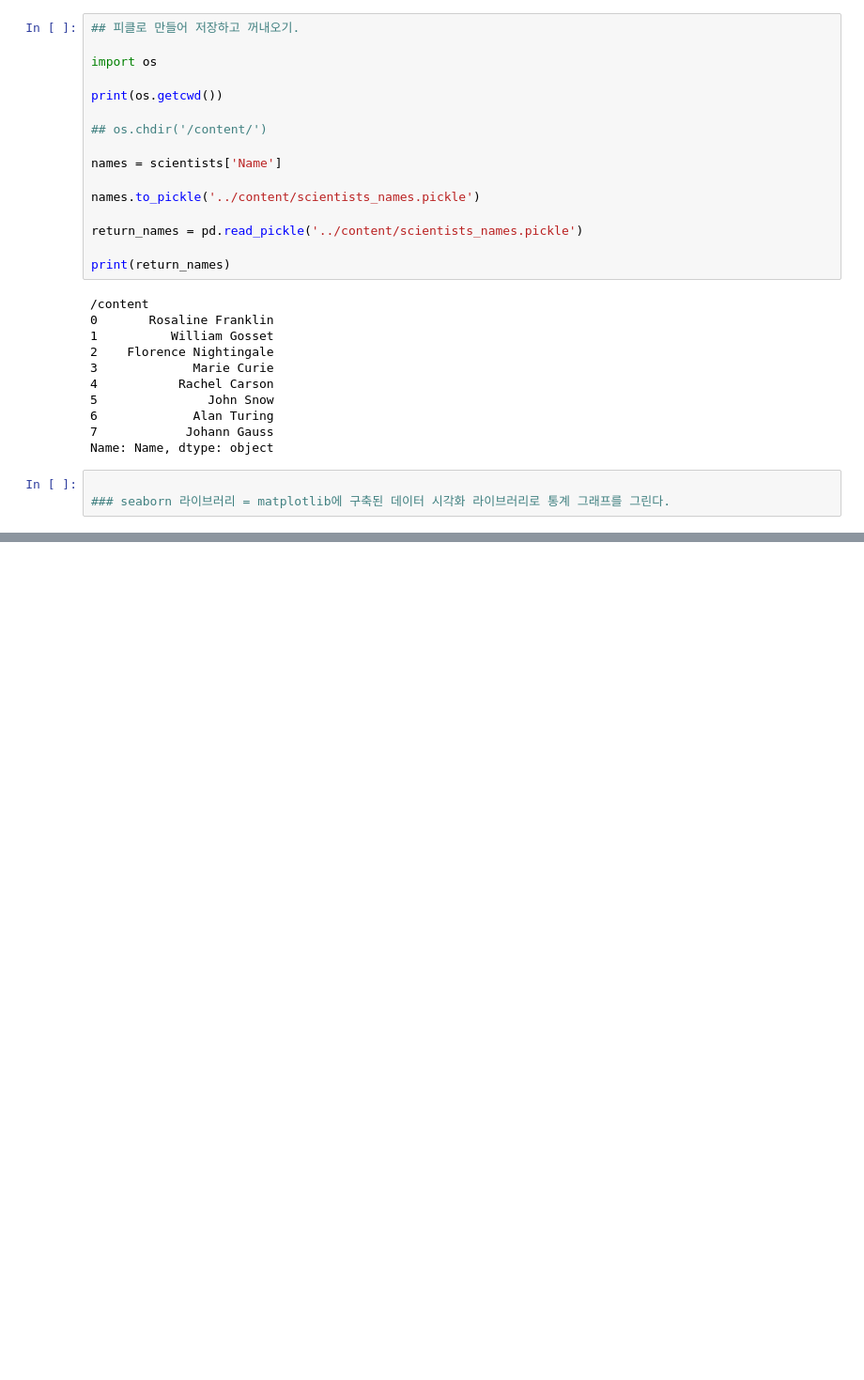
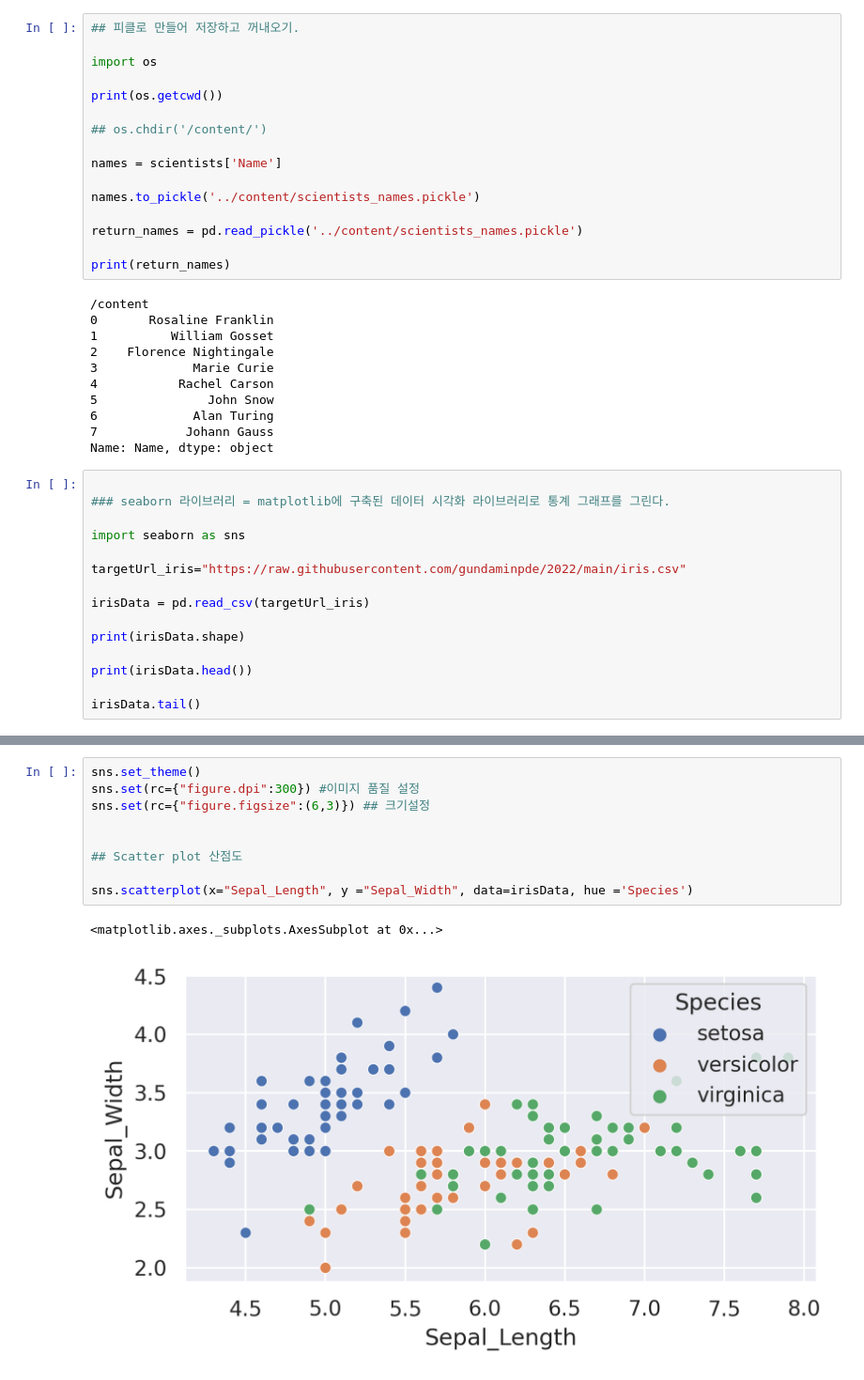
Before and after one commit to yooyeollee/2022, a Jupyter notebook: Untitled13.ipynb, the cells around one changed output, grey strips where cells are left out. Shown at 94% size. Cells and saved outputs as stored; diff of their text form; blank space fills up the shorter version.

```diff
--- a/Untitled13.ipynb
+++ b/Untitled13.ipynb
@@ -803,3 +803,15 @@ Name: Name, dtype: object
 # %%
 
 ### seaborn 라이브러리 = matplotlib에 구축된 데이터 시각화 라이브러리로 통계 그래프를 그린다.
+
+import seaborn as sns
+
+targetUrl_iris="https://raw.githubusercontent.com/gundaminpde/2022/main/iris.csv"
+
+irisData = pd.read_csv(targetUrl_iris)
+
+print(irisData.shape)
+
+print(irisData.head())
+
+irisData.tail()
@@ -805,0 +832,12 @@ Name: Name, dtype: object
+# %%
+sns.set_theme()
+sns.set(rc={"figure.dpi":300}) #이미지 품질 설정
+sns.set(rc={"figure.figsize":(6,3)}) ## 크기설정
+
+
+## Scatter plot 산점도
+
+sns.scatterplot(x="Sepal_Length", y ="Sepal_Width", data=irisData, hue ='Species')
+# %% [output]
+<matplotlib.axes._subplots.AxesSubplot at 0x...>
+[figure, added]
```
Also changed, not shown: parts of 8 cells of this notebook.
